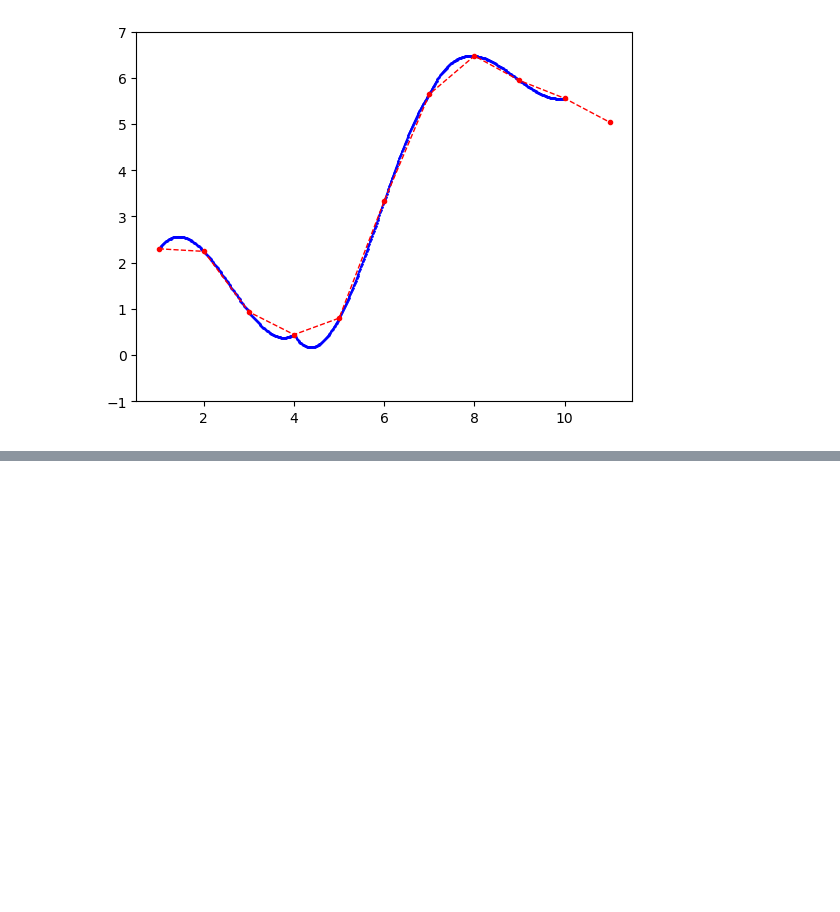
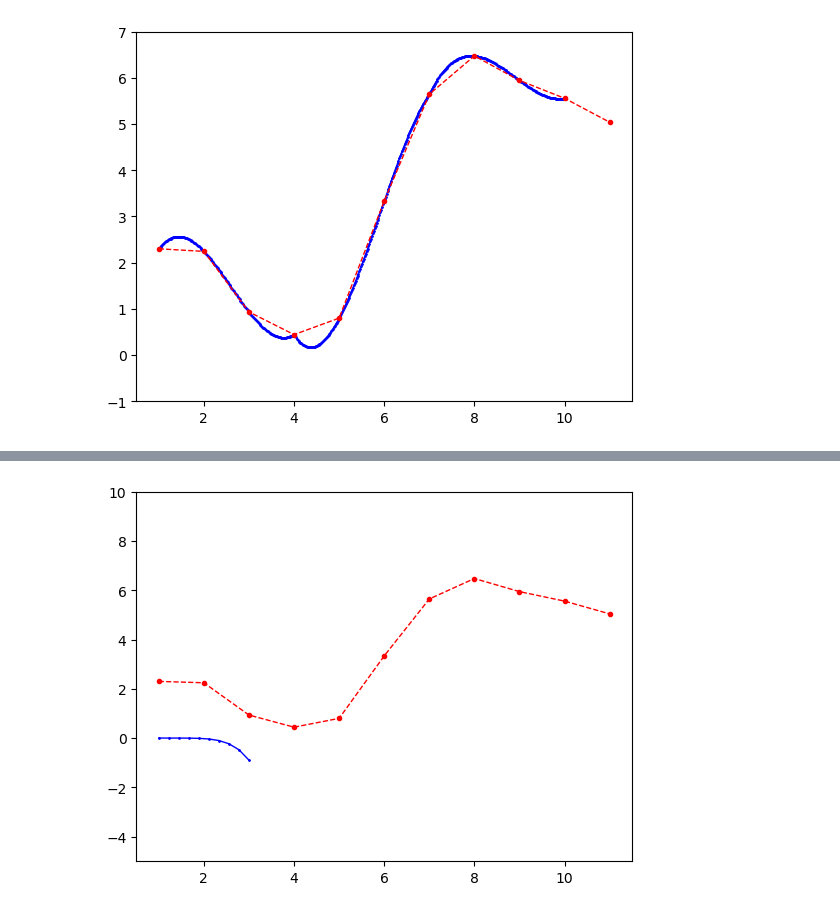
Before and after one commit to kertesz-csenge/maths_ia, a Jupyter notebook: lagrange.ipynb, the cells around one changed output, grey strips where cells are left out. Cells and saved outputs as stored; diff of their text form; code cells hidden in the pictures; blank space fills up the shorter version.

```diff
--- a/lagrange.ipynb
+++ b/lagrange.ipynb
@@ -142,0 +216,25 @@ plt.show()
+# %%
+# interv = tc[0]
+# coeff_x = xc[0]
+# coeff_y = yc[0]
+
+def poly(t,coeff_x, coeff_y ):
+    a,b,c = coeff_x
+    A,B,C = coeff_y
+    # start,end = interv
+    return ((A*(t**2)+B*t+C)**2)*(2*a*t+b)
+
+
+from scipy.integrate import quad,romberg
+res = 0
+for i in range(len(xc)):
+    interv = tc[i]
+    coeff_x = xc[i]
+    coeff_y = yc[i]
+    #r = quad(poly, interv[0], interv[1], args=(coeff_x, coeff_y))
+    r = romberg(poly, interv[0], interv[1], args=(coeff_x, coeff_y))
+    #res = res +r[0]
+    res = res + r
+    print(r)
+res = res*np.pi
+res
@@ -142,0 +248,13 @@ plt.show()
+# %%
+interv = tc[0]
+coeff_x = xc[0]
+coeff_y = yc[0]
+
+tvals = np.linspace(interv[0], interv[1], 10)
+xvals = poly(tvals, coeff_x, coeff_y)
+plt.plot(tvals, xvals, "bo-",linewidth=1, markersize=1)
+plt.plot(t, x, "ro", linestyle='dashed', linewidth=1, markersize=3)
+plt.ylim(-5,10)
+plt.show()
+# %% [output]
+[figure, added]
```
Also changed, not shown: parts of 13 cells of this notebook.
